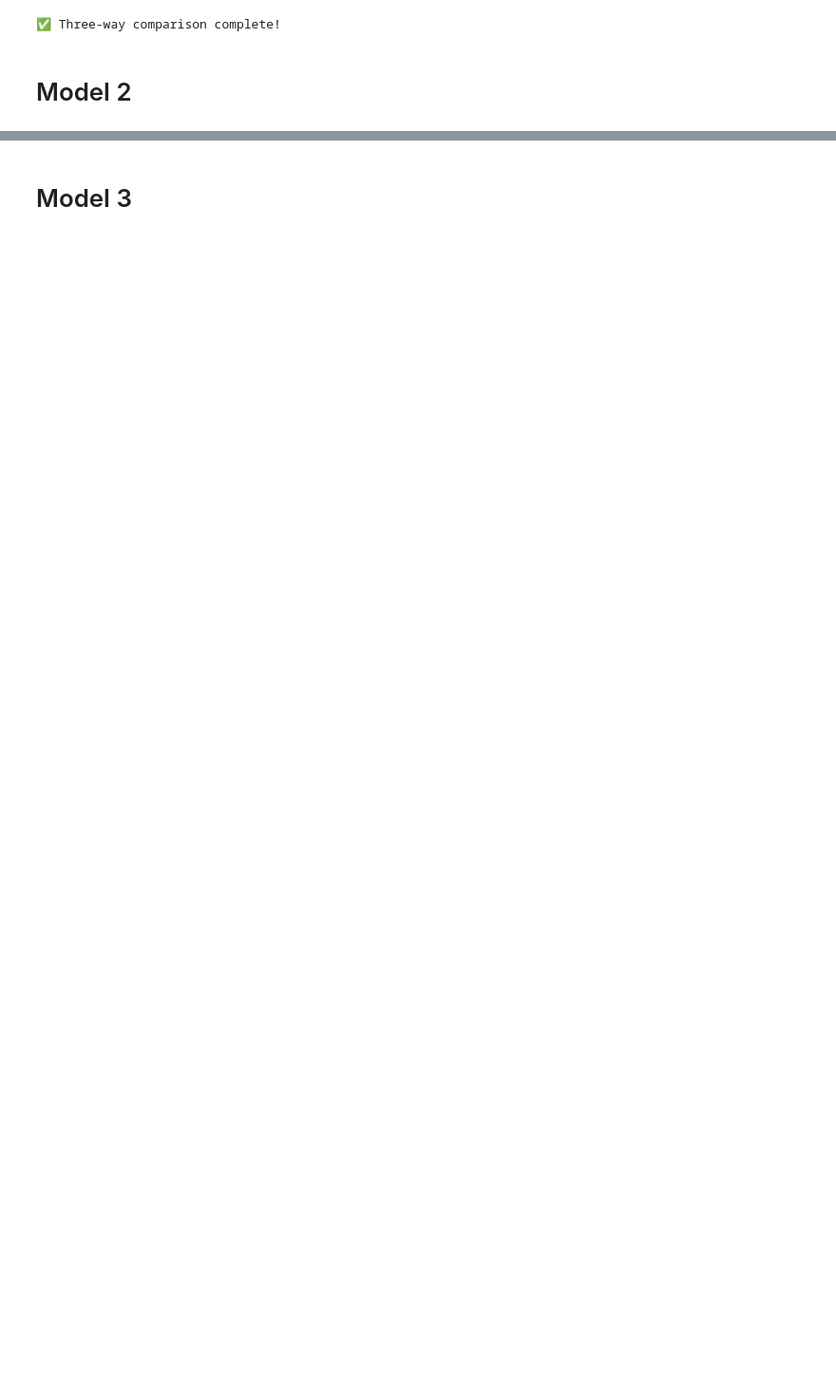
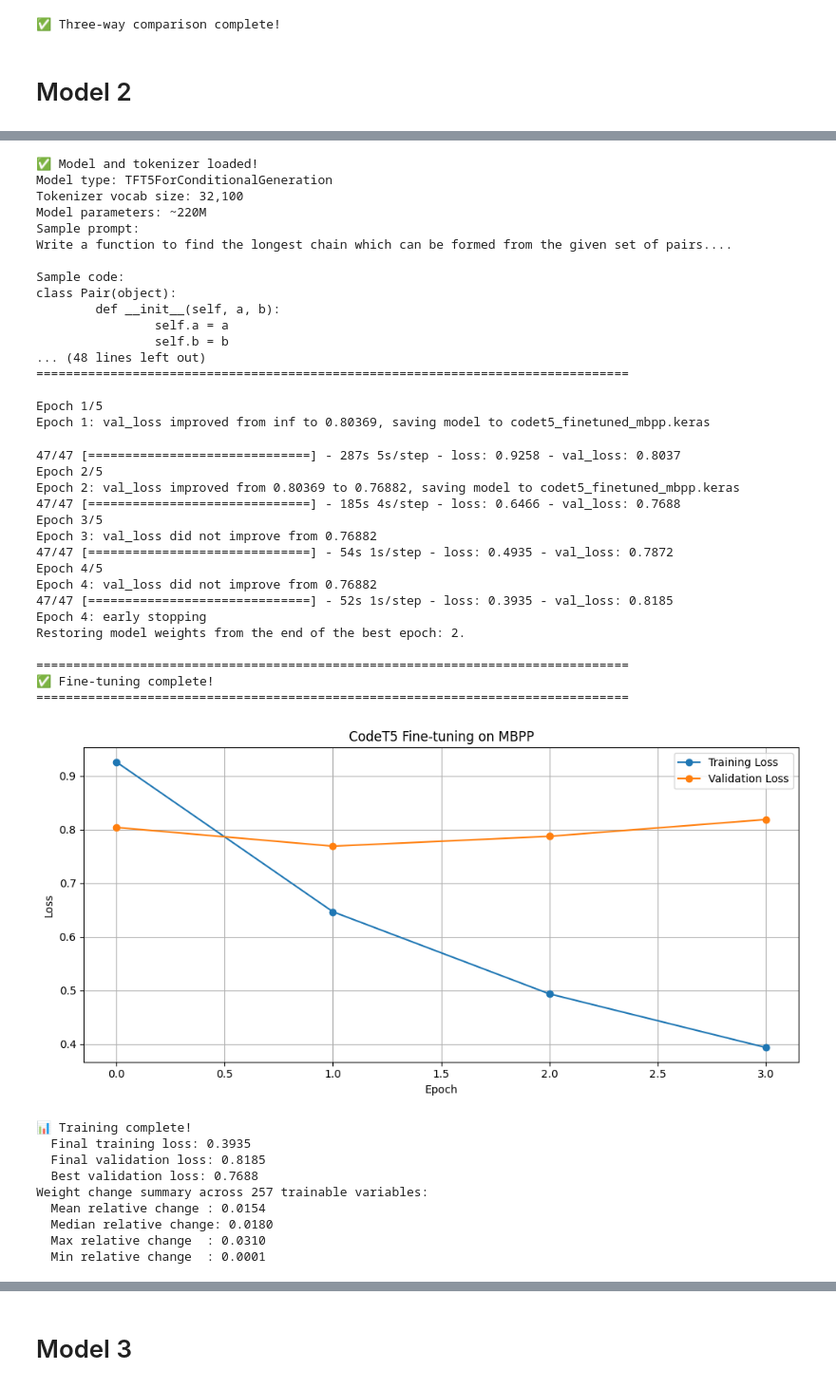
Before and after one commit to jeron-plummer/MSDS-458-Assignment-1, a Jupyter notebook: MSDS458_Assignment_03/MSDS458_Assignment_03_PartC_Finetuning.ipynb, the cells around one changed output, grey strips where cells are left out. Shown at 95% size. Cells and saved outputs as stored; diff of their text form; code cells hidden in the pictures; blank space fills up the shorter version.

```diff
--- a/MSDS458_Assignment_03/MSDS458_Assignment_03_PartC_Finetuning.ipynb
+++ b/MSDS458_Assignment_03/MSDS458_Assignment_03_PartC_Finetuning.ipynb
@@ -1140,8 +1140,8 @@ print(f"Decoded back: {tokenizer.decode(inputs['input_ids'][0, :20], skip_specia
 # Sequence length limits
 # --- EXPERIMENT HERE: sequence lengths and batch size ---
 MAX_INPUT_LENGTH = 256   # Maximum length for problem descriptions
-MAX_TARGET_LENGTH = 512  # Maximum length for code solutions
-BATCH_SIZE = 16           # Number of examples per batch (small due to model size)
+MAX_TARGET_LENGTH = 256  # Maximum length for code solutions
+BATCH_SIZE = 8           # Number of examples per batch (small due to model size)
 
 print(f"Tokenization configuration:")
 print(f"  Max input length: {MAX_INPUT_LENGTH}")
@@ -1619,3 +1619,4 @@ plt.tight_layout()
 plt.show()
 
 print("\n✅ Three-way comparison complete!")
+# %% [output]
@@ -1621,0 +1633,43 @@ print("\n✅ Three-way comparison complete!")
+✅ Model and tokenizer loaded!
+Model type: TFT5ForConditionalGeneration
+Tokenizer vocab size: 32,100
+Model parameters: ~220M
+Sample prompt:
+Write a function to find the longest chain which can be formed from the given set of pairs....
+
+Sample code:
+class Pair(object):
+        def __init__(self, a, b):
+                self.a = a
+                self.b = b
+... (48 lines left out)
+================================================================================
+
+Epoch 1/5
+Epoch 1: val_loss improved from inf to 0.80369, saving model to codet5_finetuned_mbpp.keras
+47/47 [==============================] - 287s 5s/step - loss: 0.9258 - val_loss: 0.8037
+Epoch 2/5
+Epoch 2: val_loss improved from 0.80369 to 0.76882, saving model to codet5_finetuned_mbpp.keras
+47/47 [==============================] - 185s 4s/step - loss: 0.6466 - val_loss: 0.7688
+Epoch 3/5
+Epoch 3: val_loss did not improve from 0.76882
+47/47 [==============================] - 54s 1s/step - loss: 0.4935 - val_loss: 0.7872
+Epoch 4/5
+Epoch 4: val_loss did not improve from 0.76882
+47/47 [==============================] - 52s 1s/step - loss: 0.3935 - val_loss: 0.8185
+Epoch 4: early stopping
+Restoring model weights from the end of the best epoch: 2.
+
+================================================================================
+✅ Fine-tuning complete!
+================================================================================
+[figure, added]
+📊 Training complete!
+  Final training loss: 0.3935
+  Final validation loss: 0.8185
+  Best validation loss: 0.7688
+Weight change summary across 257 trainable variables:
+  Mean relative change : 0.0154
+  Median relative change: 0.0180
+  Max relative change  : 0.0310
+  Min relative change  : 0.0001
```
Also changed, not shown: parts of 13 cells of this notebook.
